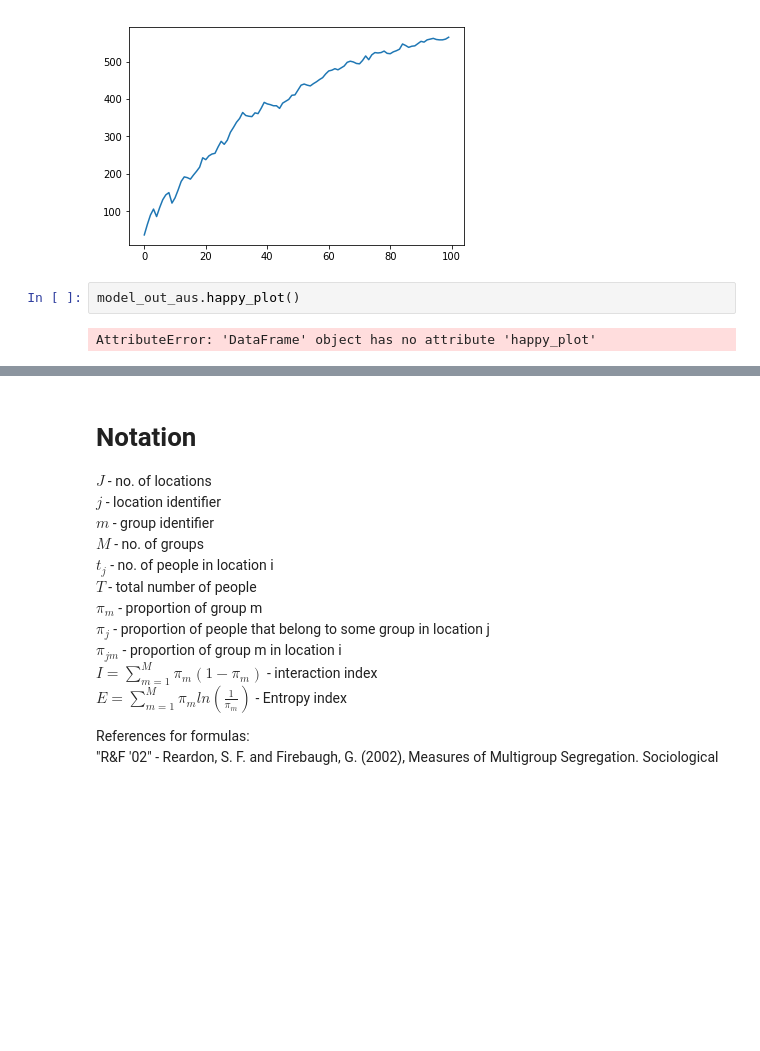
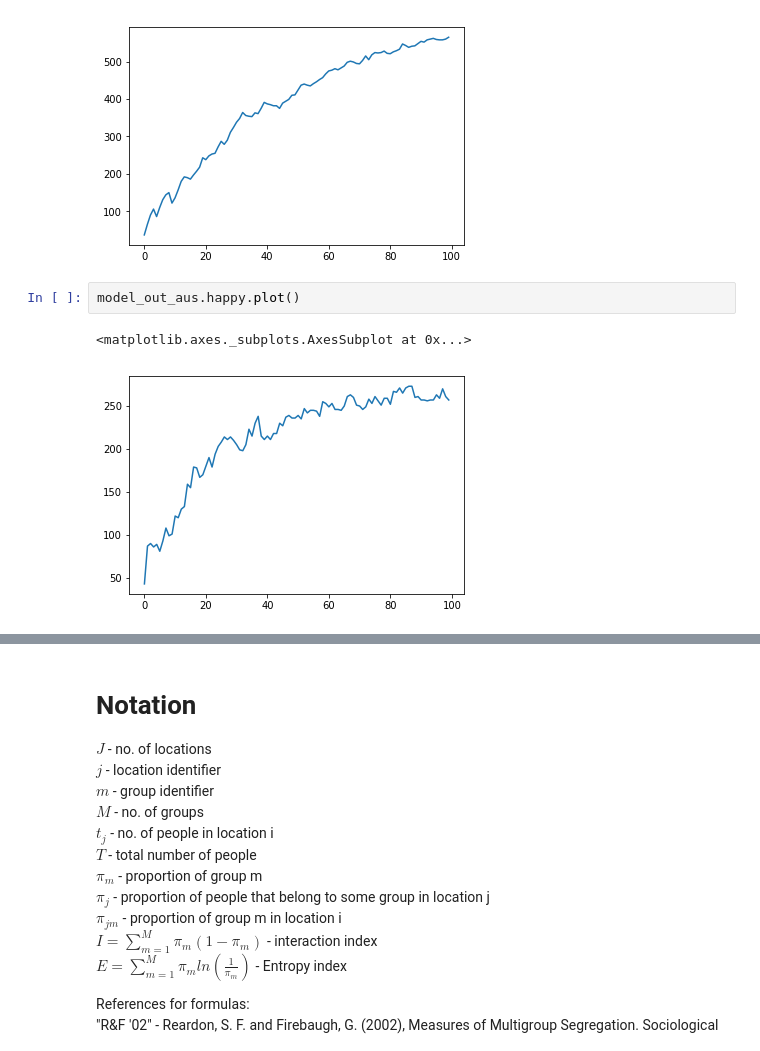
Before and after one commit to axpur/AxelHSG, a Jupyter notebook: notes.ipynb, the cells around one changed output, grey strips where cells are left out. Cells and saved outputs as stored; diff of their text form; blank space fills up the shorter version.

```diff
--- a/notes.ipynb
+++ b/notes.ipynb
@@ -228,7 +228,8 @@ model_out_uk.happy.plot()
 # %% [output]
 <matplotlib.axes._subplots.AxesSubplot at 0x...>
 [figure]
-# %%
-model_out_aus.happy_plot()
-# %% [output]
-AttributeError: 'DataFrame' object has no attribute 'happy_plot'
+# %%
+model_out_aus.happy.plot()
+# %% [output]
+<matplotlib.axes._subplots.AxesSubplot at 0x...>
+[figure, added]
```
Also changed, not shown: parts of 6 cells of this notebook, 7 other files.
